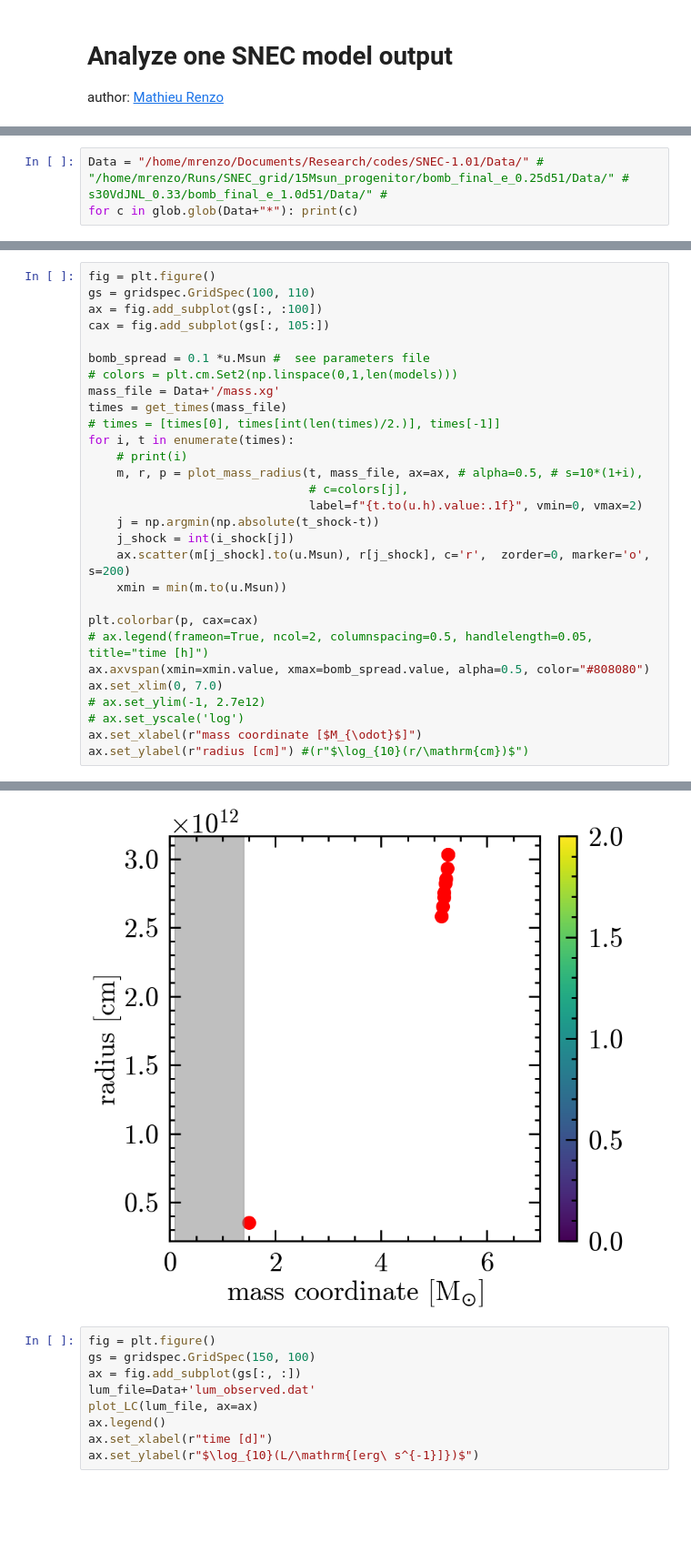
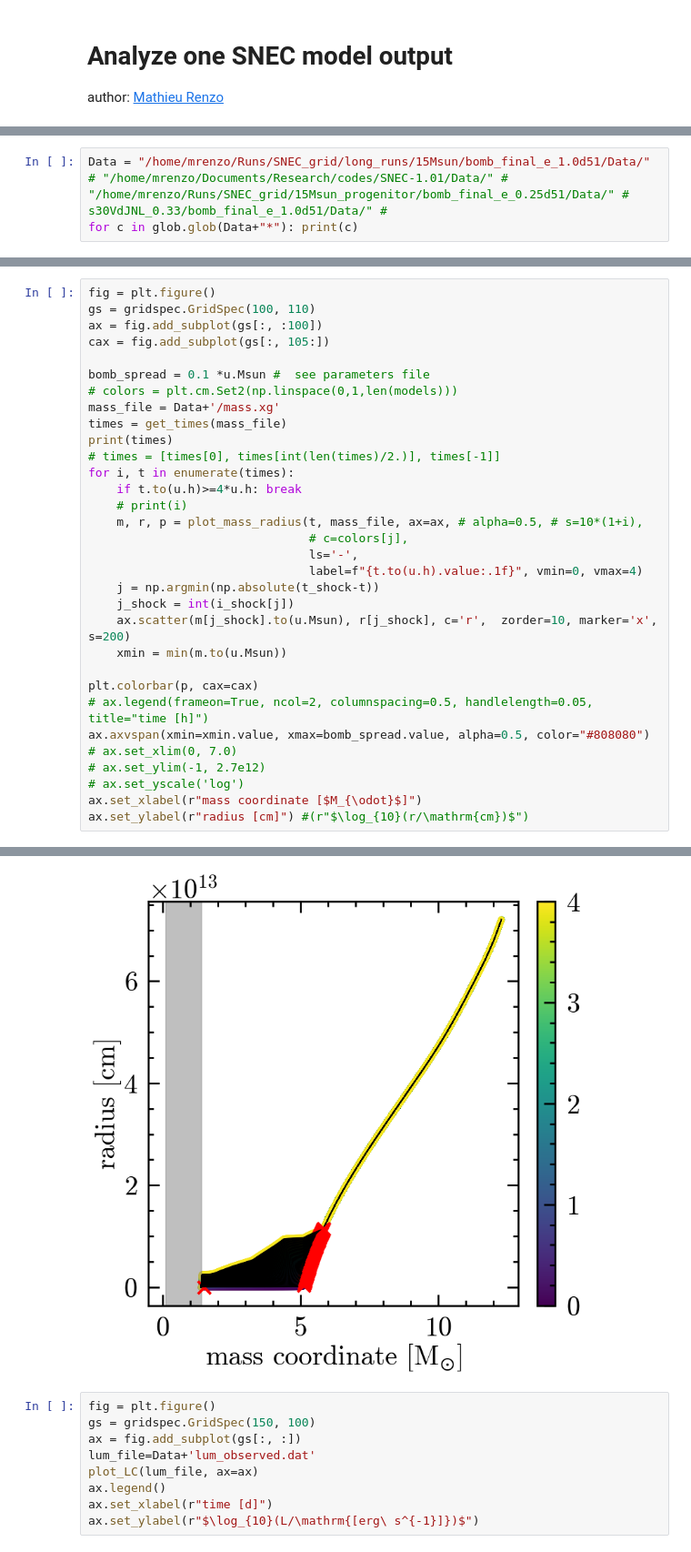
Before and after one commit to mathren/SNEC, a Jupyter notebook: scripts/one_model.ipynb, the cells around one changed output, grey strips where cells are left out. Shown at 91% size. Saved outputs shown, nothing was run; the diff lists cells and outputs as text; blank space fills up the shorter version.

```diff
--- a/scripts/one_model.ipynb
+++ b/scripts/one_model.ipynb
@@ -19,4 +18,4 @@ The autoreload extension is already loaded. To reload it, use:
 # %%
-Data = "/home/mrenzo/Documents/Research/codes/SNEC-1.01/Data/" # "/home/mrenzo/Runs/SNEC_grid/15Msun_progenitor/bomb_final_e_0.25d51/Data/" # s30VdJNL_0.33/bomb_final_e_1.0d51/Data/" #
+Data = "/home/mrenzo/Runs/SNEC_grid/long_runs/15Msun/bomb_final_e_1.0d51/Data/" # "/home/mrenzo/Documents/Research/codes/SNEC-1.01/Data/" # "/home/mrenzo/Runs/SNEC_grid/15Msun_progenitor/bomb_final_e_0.25d51/Data/" # s30VdJNL_0.33/bomb_final_e_1.0d51/Data/" #
 for c in glob.glob(Data+"*"): print(c)
 # %% [output]
@@ -56,21 +64,24 @@ bomb_spread = 0.1 *u.Msun #  see parameters file
 # colors = plt.cm.Set2(np.linspace(0,1,len(models)))
 mass_file = Data+'/mass.xg'
 times = get_times(mass_file)
+print(times)
 # times = [times[0], times[int(len(times)/2.)], times[-1]]
 for i, t in enumerate(times):
+    if t.to(u.h)>=4*u.h: break
     # print(i)
     m, r, p = plot_mass_radius(t, mass_file, ax=ax, # alpha=0.5, # s=10*(1+i),
                                # c=colors[j],
-                               label=f"{t.to(u.h).value:.1f}", vmin=0, vmax=2)
+                               ls='-',
+                               label=f"{t.to(u.h).value:.1f}", vmin=0, vmax=4)
     j = np.argmin(np.absolute(t_shock-t))
     j_shock = int(i_shock[j])
-    ax.scatter(m[j_shock].to(u.Msun), r[j_shock], c='r',  zorder=0, marker='o', s=200)
+    ax.scatter(m[j_shock].to(u.Msun), r[j_shock], c='r',  zorder=10, marker='x', s=200)
     xmin = min(m.to(u.Msun))
 
 plt.colorbar(p, cax=cax)
 # ax.legend(frameon=True, ncol=2, columnspacing=0.5, handlelength=0.05, title="time [h]")
 ax.axvspan(xmin=xmin.value, xmax=bomb_spread.value, alpha=0.5, color="#808080")
-ax.set_xlim(0, 7.0)
+# ax.set_xlim(0, 7.0)
 # ax.set_ylim(-1, 2.7e12)
 # ax.set_yscale('log')
 ax.set_xlabel(r"mass coordinate [$M_{\odot}$]")
@@ -80,4 +108,4 @@ Text(0, 0.5, 'radius [cm]')
-[figure, old version]
+[figure, new version]
 # %%
 fig = plt.figure()
 gs = gridspec.GridSpec(150, 100)
```
Also changed, not shown: parts of 4 cells of this notebook, 3 other files.
